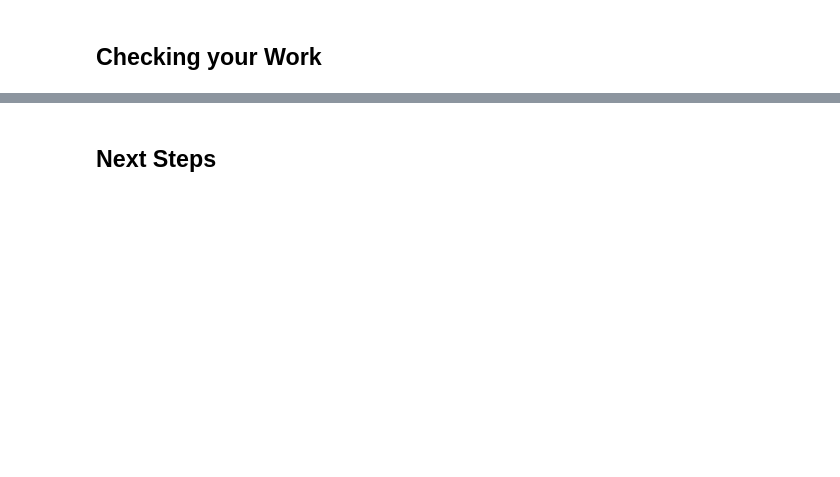
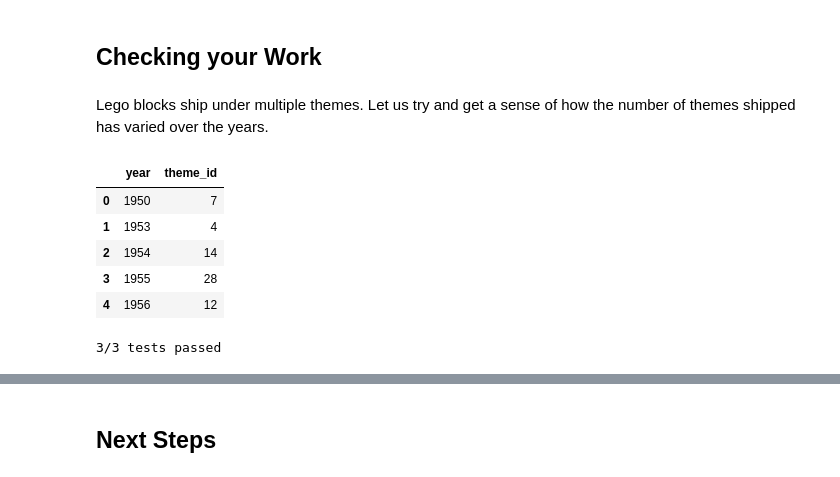
Before and after one commit to kangminsuk/projects-example-brainiak, a Jupyter notebook: project.ipynb, the cells around one changed output, grey strips where cells are left out. Saved outputs shown, nothing was run; the diff lists cells and outputs as text; code cells hidden in the pictures; blank space fills up the shorter version.

```diff
--- a/project.ipynb
+++ b/project.ipynb
@@ -62,5 +264,31 @@ Every project is broken down into smaller tasks. In order to complete a task, yo
 # %% [markdown]
 ## Checking your Work
+# %% [markdown]
+Lego blocks ship under multiple themes. Let us try and get a sense of how the number of themes shipped has varied over the years.
+# %%
+# themes_by_year: Number of themes shipped by year
+themes_by_year = sets[['year', 'theme_id']].\
+  groupby('year', as_index = False).\
+  count()
+themes_by_year.head()
+# %% [output]
+|  | year | theme_id |
+| 0 | 1950 | 7 |
+| 1 | 1953 | 4 |
+| 2 | 1954 | 14 |
+| 3 | 1955 | 28 |
+| 4 | 1956 | 12 |
+# %%
+%%nose
+def test_themes_by_year_exists():
+    assert 'themes_by_year' in globals(), "You should have defined a variable named `themes_by_year`"
+def test_themes_by_year():
+    assert themes_by_year.shape == (66, 2), "The DataFrame themes_by_year should contain 66 rows and 2 columns"
+def test_themes_by_year_names():
+    colnames = ['year', 'theme_id']
+    assert all(name in themes_by_year for name in colnames), "Your DataFrame, bnames, should have columns named: year, theme_id"
+# %% [output]
+3/3 tests passed
 # %% [markdown]
 At any point in the project, you can click on the __Check Project__ button at the bottom to test whether your output matches the solution.
 
```
Also changed, not shown: parts of 44 cells of this notebook.
